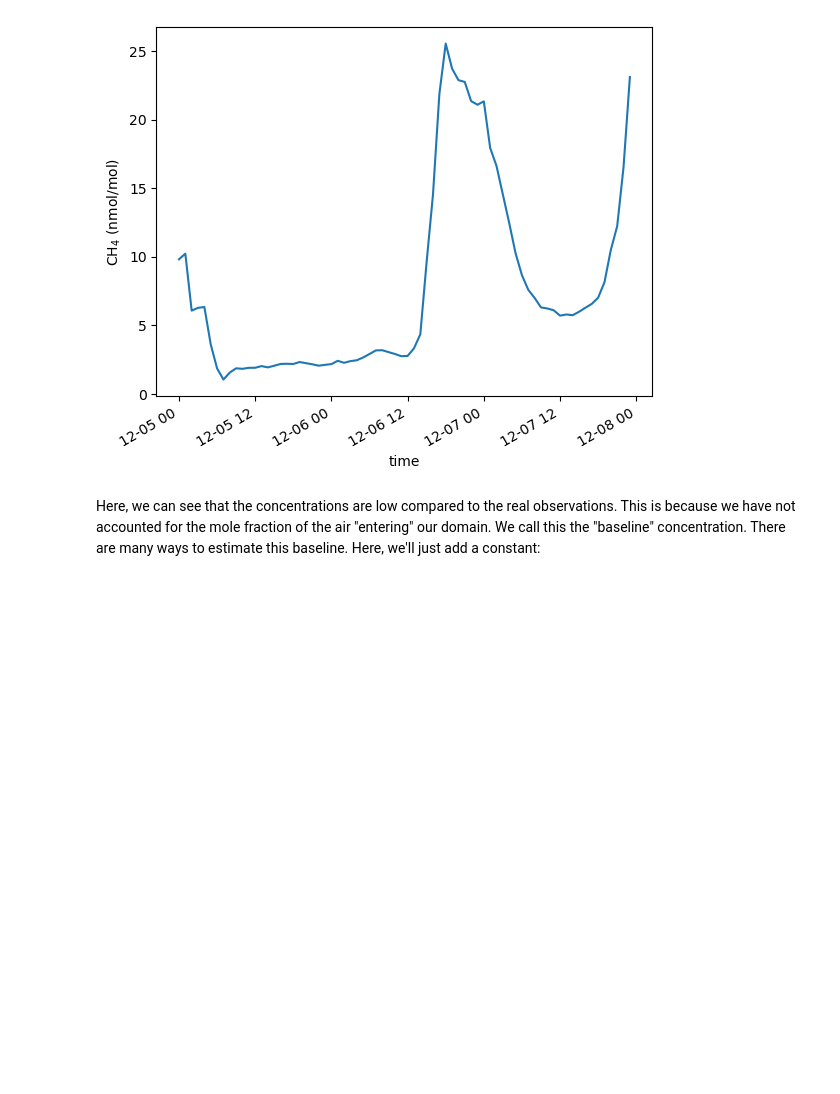
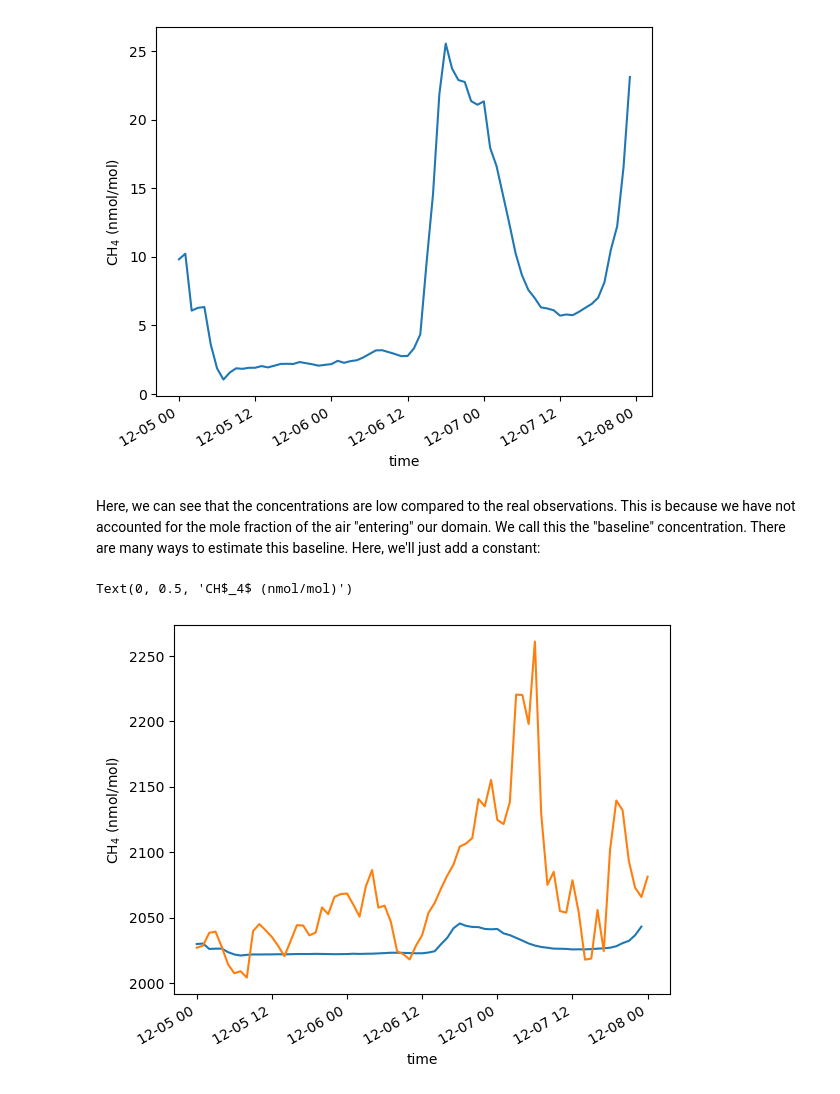
Before and after one commit to mrghg/undergrad_projects, a Jupyter notebook: notebooks/intro_obs_and_footprints.ipynb, the cells around one changed output. Drawn from its saved outputs; the diff is of its cells as text; code cells hidden in the pictures; blank space fills up the shorter version.

```diff
--- a/notebooks/intro_obs_and_footprints.ipynb
+++ b/notebooks/intro_obs_and_footprints.ipynb
@@ -218,3 +217,10 @@ Text(0, 0.5, 'CH$_4$ (nmol/mol)')
 [figure]
 # %% [markdown]
 Here, we can see that the concentrations are low compared to the real observations. This is because we have not accounted for the mole fraction of the air "entering" our domain. We call this the "baseline" concentration. There are many ways to estimate this baseline. Here, we'll just add a constant:
+# %%
+(ch4_model*1e9 + 2020).plot()
+ds_obs.ch4.plot()
+plt.ylabel("CH$_4$ (nmol/mol)")
+# %% [output]
+Text(0, 0.5, 'CH$_4$ (nmol/mol)')
+[figure, added]
```
Also changed, not shown: parts of 6 cells of this notebook, 1 other file.
